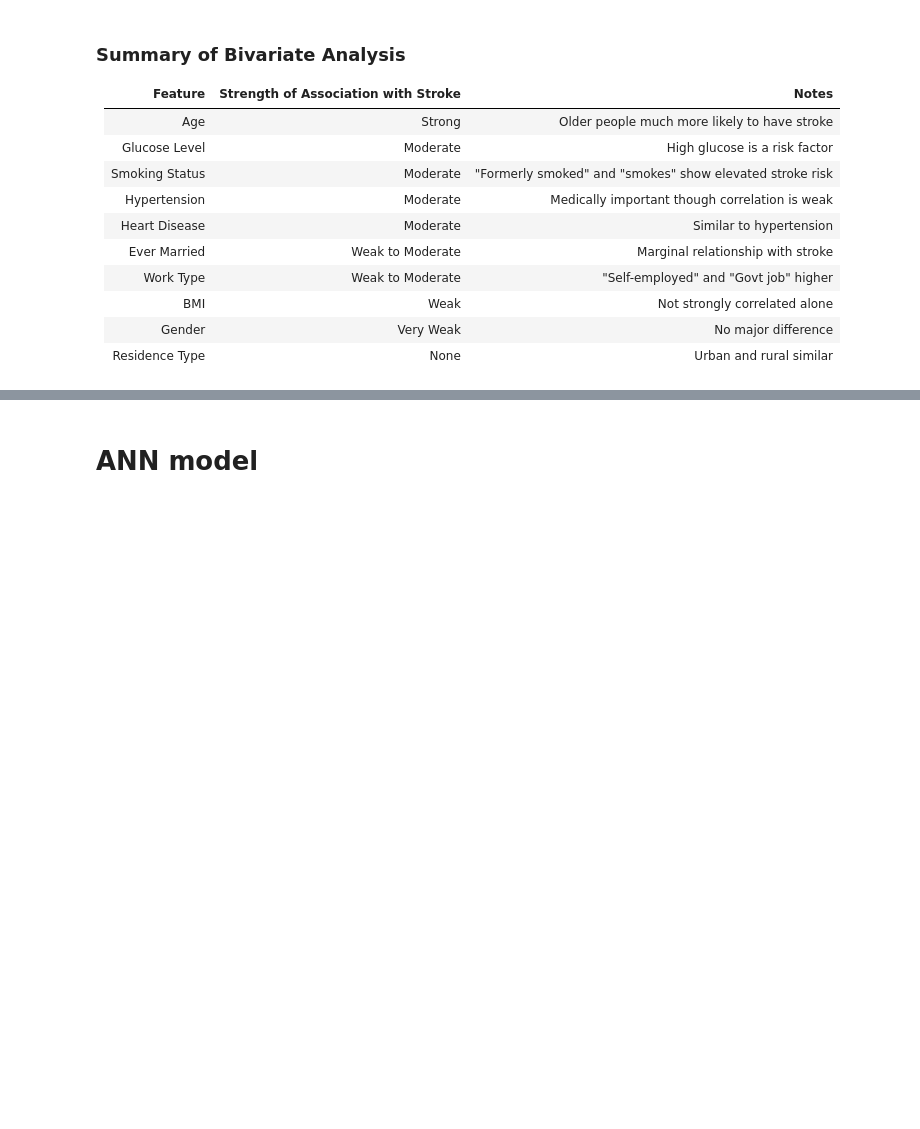
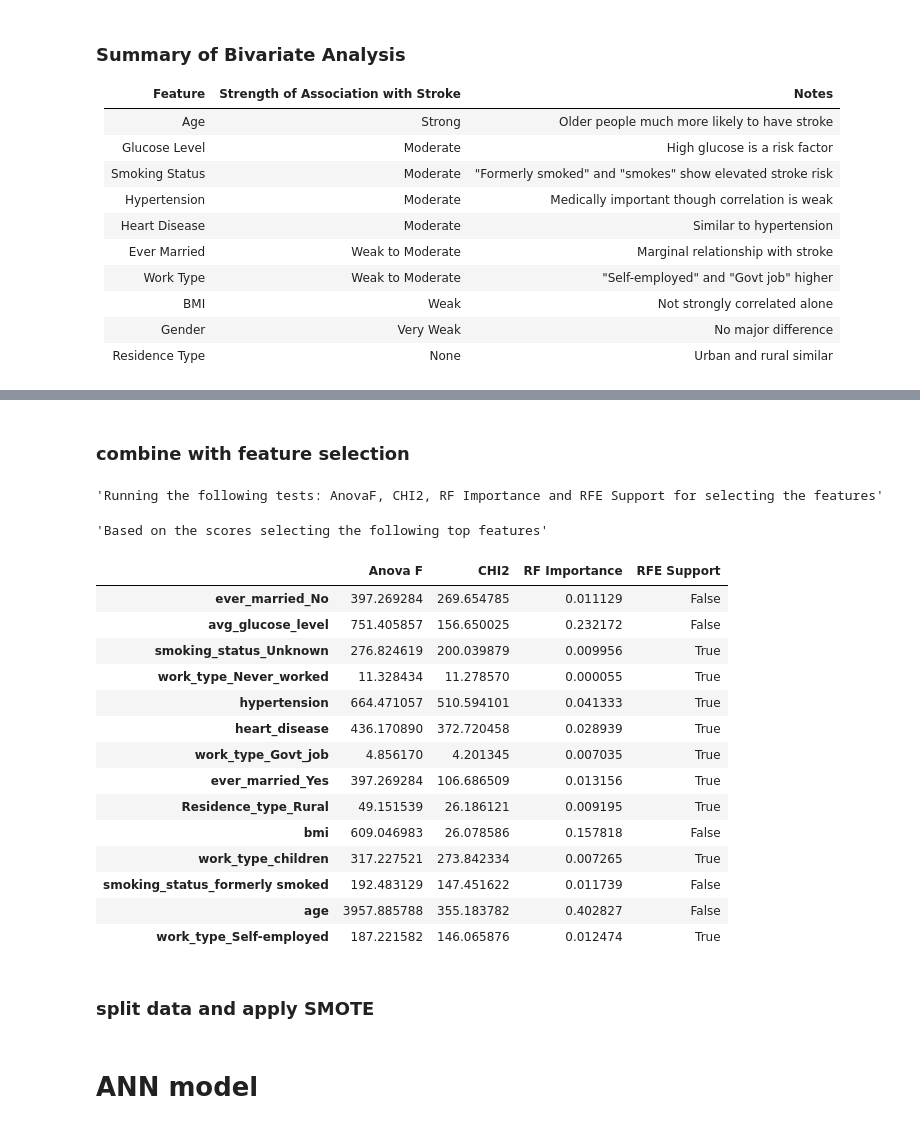
Before and after one commit to Team-6-AAI-501/strokeprediction, a Jupyter notebook: jupyternotebook/aai501StrokePrediction.ipynb, the cells around one changed output, grey strips where cells are left out. Cells and saved outputs as stored; diff of their text form; code cells hidden in the pictures; blank space fills up the shorter version.

```diff
--- a/jupyternotebook/aai501StrokePrediction.ipynb
+++ b/jupyternotebook/aai501StrokePrediction.ipynb
@@ -351,0 +331,24 @@ plt.show()
+# %%
+if 'id' in df.columns:
+    df = df.drop(columns=['id'])
+
+df_stroke = df[df['stroke'] == 1]
+
+metadata = SingleTableMetadata()
+metadata.detect_from_dataframe(df_stroke)
+
+metadata_dict = metadata.to_dict()
+
+# Initialize and train the synthesizer
+synthesizer = CTGANSynthesizer(metadata)
+synthesizer.fit(df_stroke)
+
+# Sample new synthetic data
+synthetic_data = synthesizer.sample(num_rows=2000)
+
+report = QualityReport()
+report.generate(real_data=df_stroke, synthetic_data=synthetic_data, metadata=metadata_dict)
+
+print(f"Synthetic stroke data quality score: {report.get_score():.3f}")
+
+df_combined = pd.concat([df, synthetic_data], ignore_index=True)
@@ -351,0 +381,27 @@ plt.show()
+# %% [markdown]
+### combine with feature selection
+# %%
+fs = FormalFeatureSelection(df_combined.copy(deep=True), df_combined.columns.drop('stroke').tolist(), 'stroke')
+display("Running the following tests: AnovaF, CHI2, RF Importance and RFE Support for selecting the features")
+display("Based on the scores selecting the following top features")
+fs.selectTopFeatures(top_n_anova=10)
+# %% [output]
+'Running the following tests: AnovaF, CHI2, RF Importance and RFE Support for selecting the features'
+'Based on the scores selecting the following top features'
+|  | Anova F | CHI2 | RF Importance | RFE Support |
+| ever_married_No | 397.269284 | 269.654785 | 0.011129 | False |
+| avg_glucose_level | 751.405857 | 156.650025 | 0.232172 | False |
+| smoking_status_Unknown | 276.824619 | 200.039879 | 0.009956 | True |
+| work_type_Never_worked | 11.328434 | 11.278570 | 0.000055 | True |
+| hypertension | 664.471057 | 510.594101 | 0.041333 | True |
+| heart_disease | 436.170890 | 372.720458 | 0.028939 | True |
+| work_type_Govt_job | 4.856170 | 4.201345 | 0.007035 | True |
+| ever_married_Yes | 397.269284 | 106.686509 | 0.013156 | True |
+| Residence_type_Rural | 49.151539 | 26.186121 | 0.009195 | True |
+| bmi | 609.046983 | 26.078586 | 0.157818 | False |
+| work_type_children | 317.227521 | 273.842334 | 0.007265 | True |
+| smoking_status_formerly smoked | 192.483129 | 147.451622 | 0.011739 | False |
+| age | 3957.885788 | 355.183782 | 0.402827 | False |
+| work_type_Self-employed | 187.221582 | 146.065876 | 0.012474 | True |
+# %% [markdown]
+### split data and apply SMOTE
```
Also changed, not shown: parts of 28 cells of this notebook, 5 other files.
